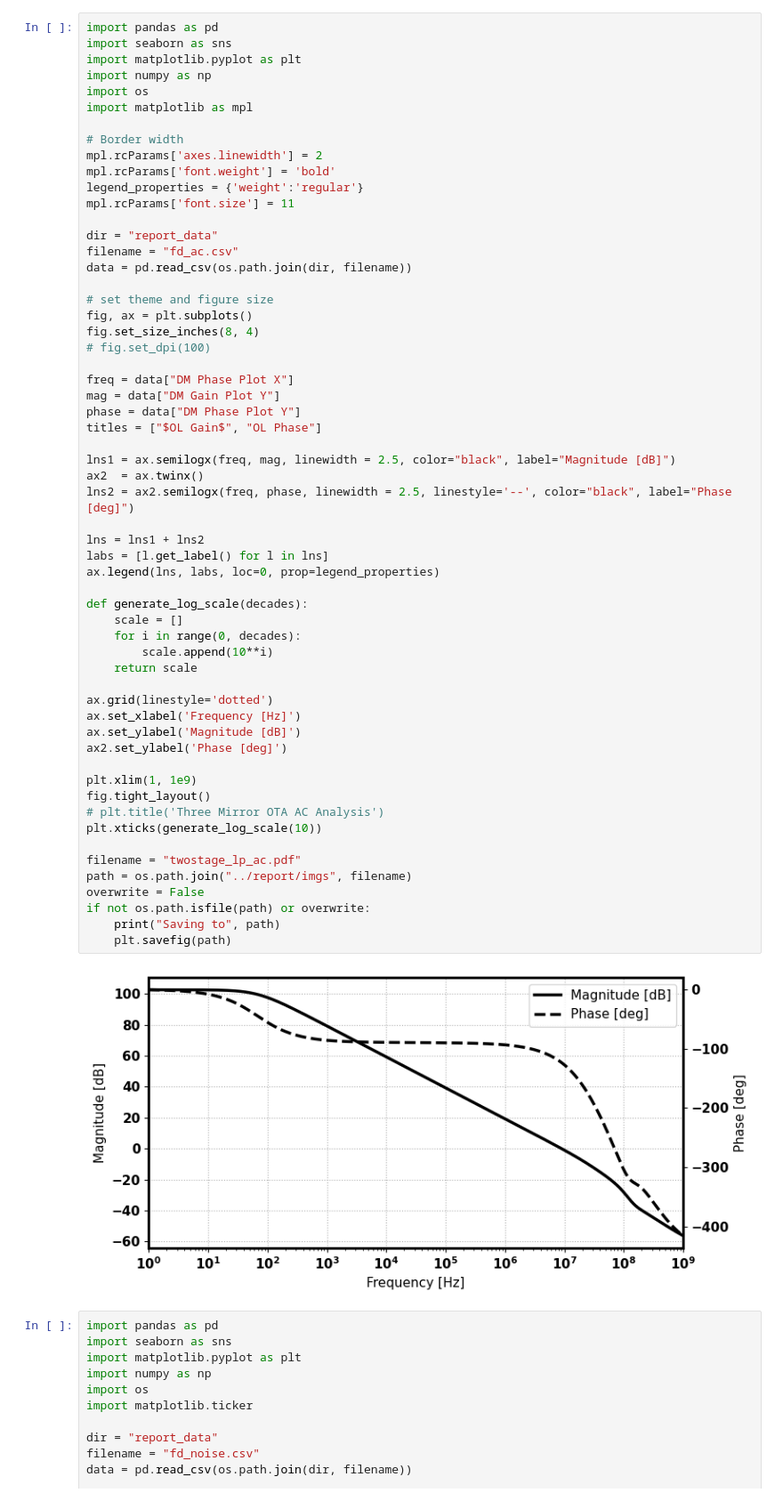
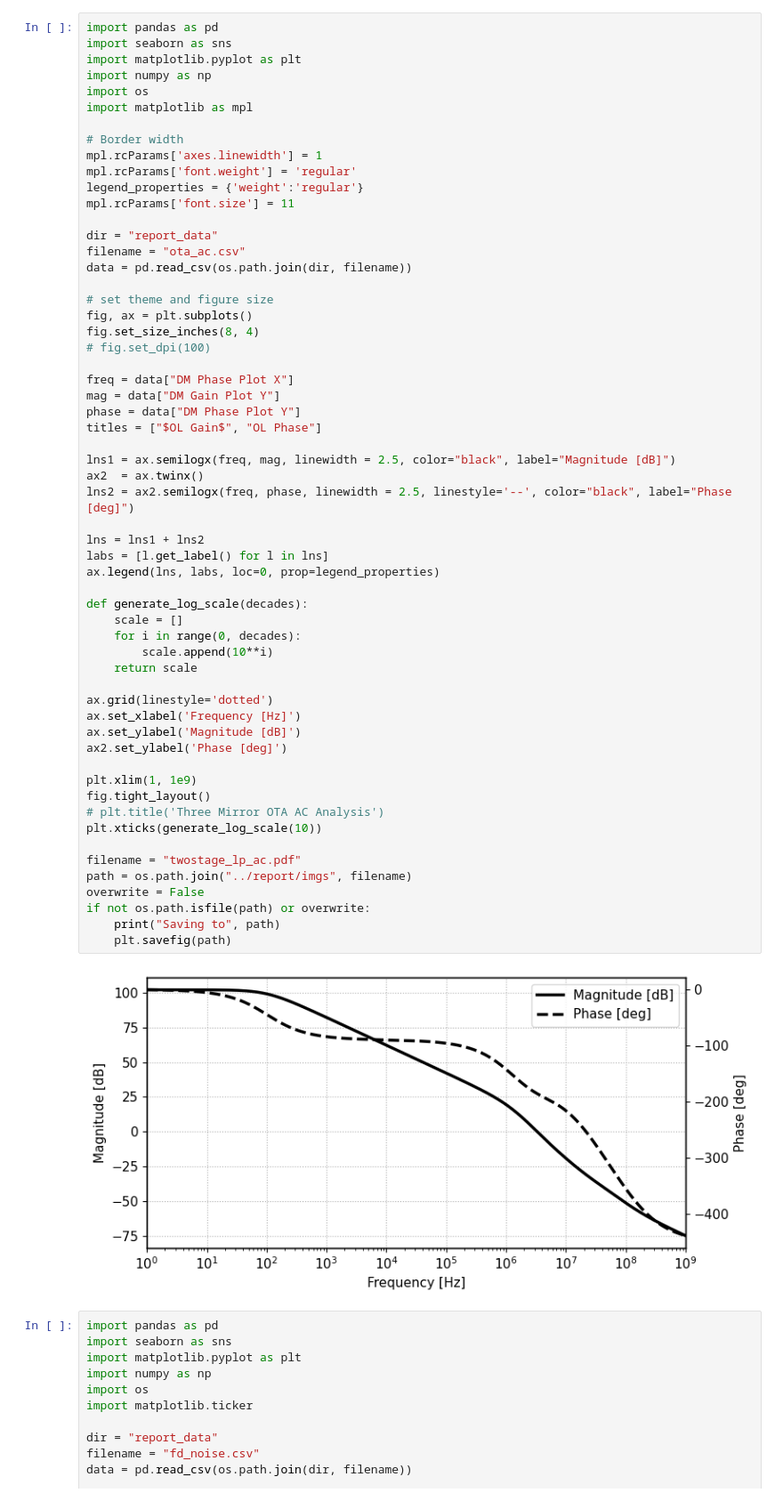
Before and after one commit to Ponti17/bsc-data-processing, a Jupyter notebook: amplifier_plot.ipynb, the cells around one changed output. Shown at 89% size. Cells and saved outputs as stored; diff of their text form.

```diff
--- a/amplifier_plot.ipynb
+++ b/amplifier_plot.ipynb
@@ -7,13 +7,13 @@ import os
 import matplotlib as mpl
 
 # Border width
-mpl.rcParams['axes.linewidth'] = 2
-mpl.rcParams['font.weight'] = 'bold'
+mpl.rcParams['axes.linewidth'] = 1
+mpl.rcParams['font.weight'] = 'regular'
 legend_properties = {'weight':'regular'}
 mpl.rcParams['font.size'] = 11
 
 dir = "report_data"
-filename = "fd_ac.csv"
+filename = "ota_ac.csv"
 data = pd.read_csv(os.path.join(dir, filename))
 
 # set theme and figure size
@@ -30,34 +30,34 @@ lns1 = ax.semilogx(freq, mag, linewidth = 2.5, color="black", label="Magnitude [
 ax2  = ax.twinx()
 lns2 = ax2.semilogx(freq, phase, linewidth = 2.5, linestyle='--', color="black", label="Phase [deg]")
 
 lns = lns1 + lns2
 labs = [l.get_label() for l in lns]
 ax.legend(lns, labs, loc=0, prop=legend_properties)
 
 def generate_log_scale(decades):
     scale = []
     for i in range(0, decades):
         scale.append(10**i)
     return scale
 
 ax.grid(linestyle='dotted')
 ax.set_xlabel('Frequency [Hz]')
 ax.set_ylabel('Magnitude [dB]')
 ax2.set_ylabel('Phase [deg]')
 
 plt.xlim(1, 1e9)
 fig.tight_layout()
 # plt.title('Three Mirror OTA AC Analysis')
 plt.xticks(generate_log_scale(10))
 
 filename = "twostage_lp_ac.pdf"
 path = os.path.join("../report/imgs", filename)
 overwrite = False
 if not os.path.isfile(path) or overwrite:
     print("Saving to", path)
     plt.savefig(path)
 # %% [output]
-[figure, old version]
+[figure, new version]
 # %%
 import pandas as pd
 import seaborn as sns
```
Also changed, not shown: parts of 2 cells of this notebook, 8 other files.
